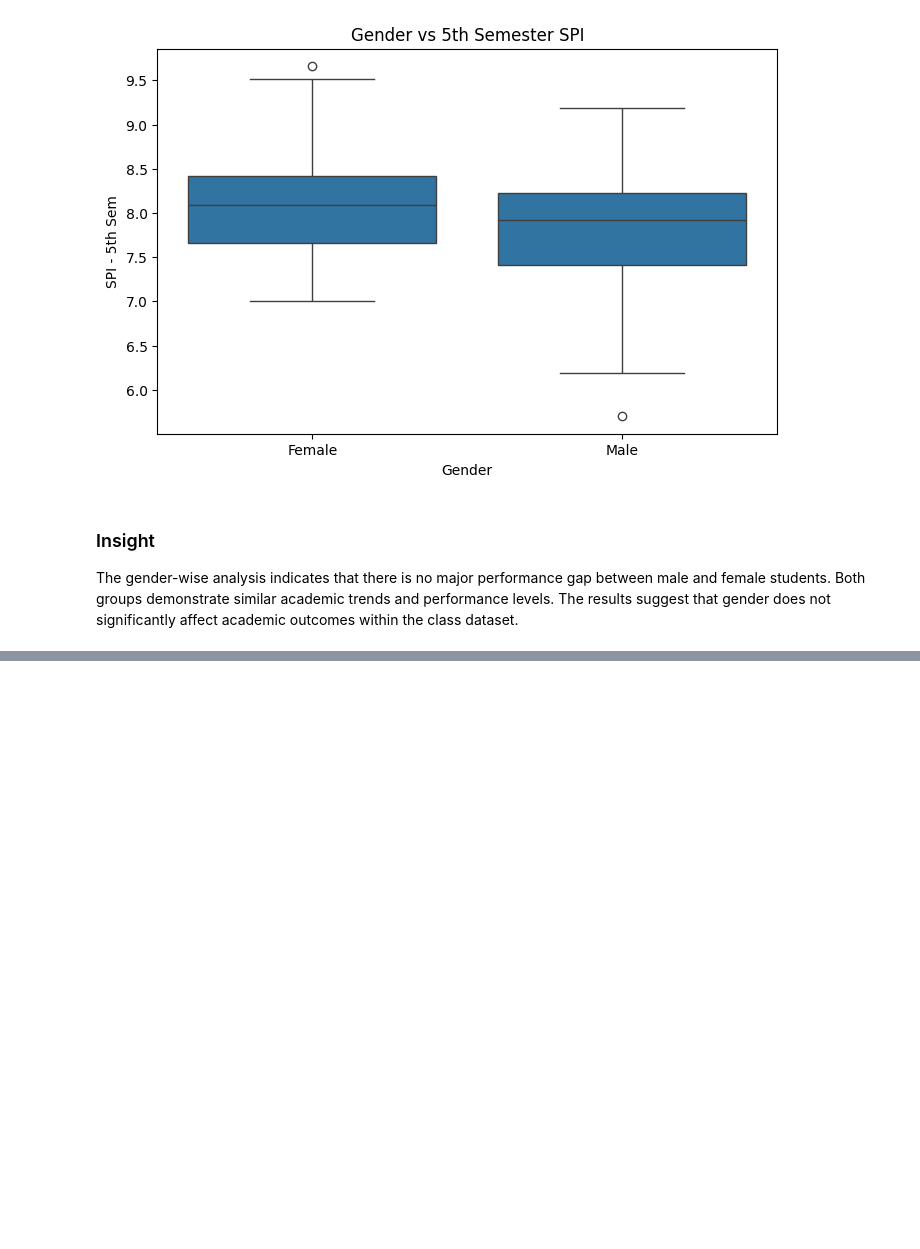
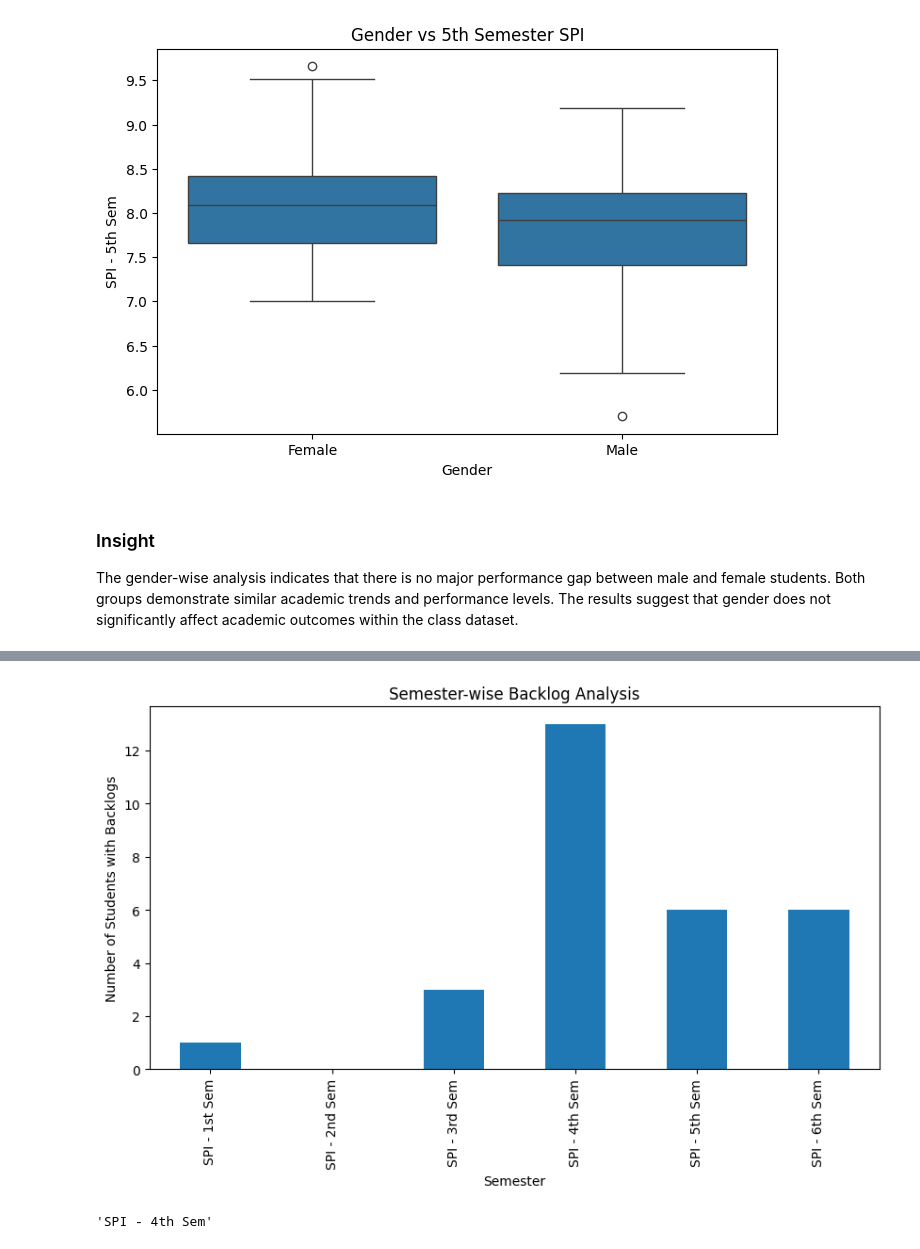
Before and after one commit to niya005/Class-Result-Analysis, a Jupyter notebook: class_result_analysis.ipynb, the cells around one changed output, grey strips where cells are left out. Saved outputs shown, nothing was run; the diff lists cells and outputs as text; code cells hidden in the pictures; blank space fills up the shorter version.

```diff
--- a/class_result_analysis.ipynb
+++ b/class_result_analysis.ipynb
@@ -420,0 +441,4 @@ The gender-wise analysis indicates that there is no major performance gap betwee
+# %%
+backlogs = df.isnull().sum()
+
+backlogs
@@ -420,0 +461,11 @@ The gender-wise analysis indicates that there is no major performance gap betwee
+# %%
+spi_backlogs = backlogs[
+    ["SPI - 1st Sem",
+     "SPI - 2nd Sem",
+     "SPI - 3rd Sem",
+     "SPI - 4th Sem",
+     "SPI - 5th Sem",
+     "SPI - 6th Sem"]
+]
+
+spi_backlogs
@@ -420,0 +480,18 @@ The gender-wise analysis indicates that there is no major performance gap betwee
+# %%
+plt.figure(figsize=(10,5))
+
+spi_backlogs.plot(kind="bar")
+
+plt.title("Semester-wise Backlog Analysis")
+
+plt.xlabel("Semester")
+
+plt.ylabel("Number of Students with Backlogs")
+
+plt.show()
+# %% [output]
+[figure, added]
+# %%
+spi_backlogs.idxmax()
+# %% [output]
+'SPI - 4th Sem'
```
Also changed, not shown: parts of 9 cells of this notebook, 2 other files.
